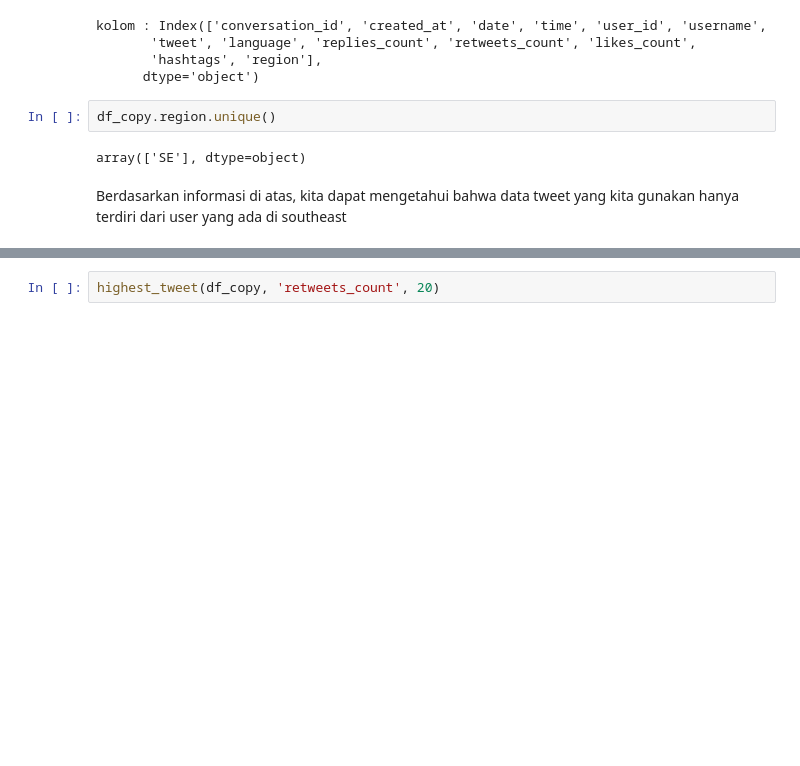
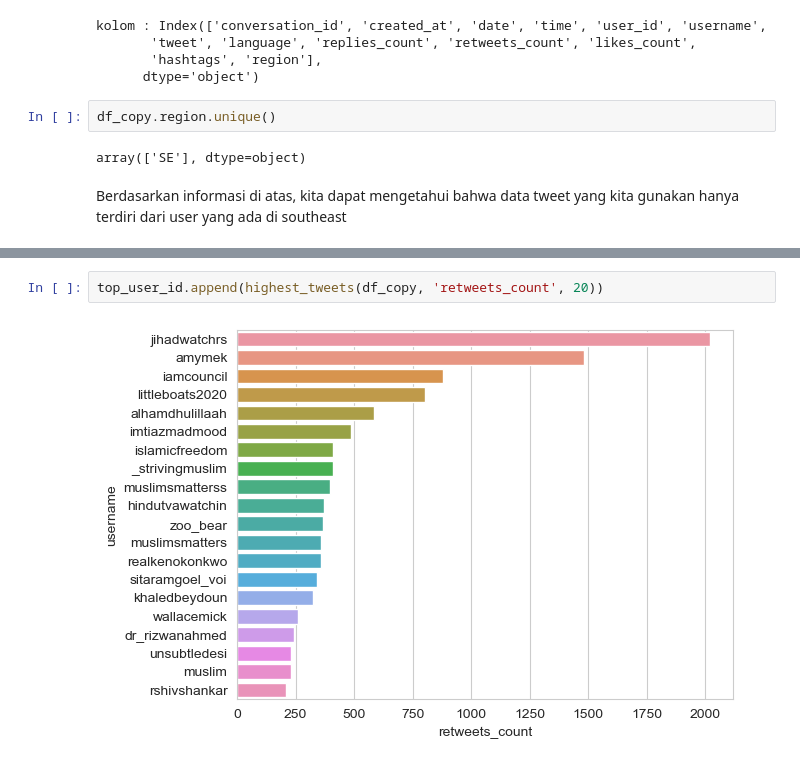
Before and after one commit to rarmnsyah/DATASCIENCE, a Jupyter notebook: MEGA-PROJECT/main.ipynb, the cells around one changed output, grey strips where cells are left out. Saved outputs shown, nothing was run; the diff lists cells and outputs as text; blank space fills up the shorter version.

```diff
--- a/MEGA-PROJECT/main.ipynb
+++ b/MEGA-PROJECT/main.ipynb
@@ -223,3 +182,5 @@ KeyError: 5
 # %%
-highest_tweet(df_copy, 'retweets_count', 20)
+top_user_id.append(highest_tweets(df_copy, 'retweets_count', 20))
+# %% [output]
+[figure, added]
 # %%
```
Also changed, not shown: parts of 19 cells of this notebook.
